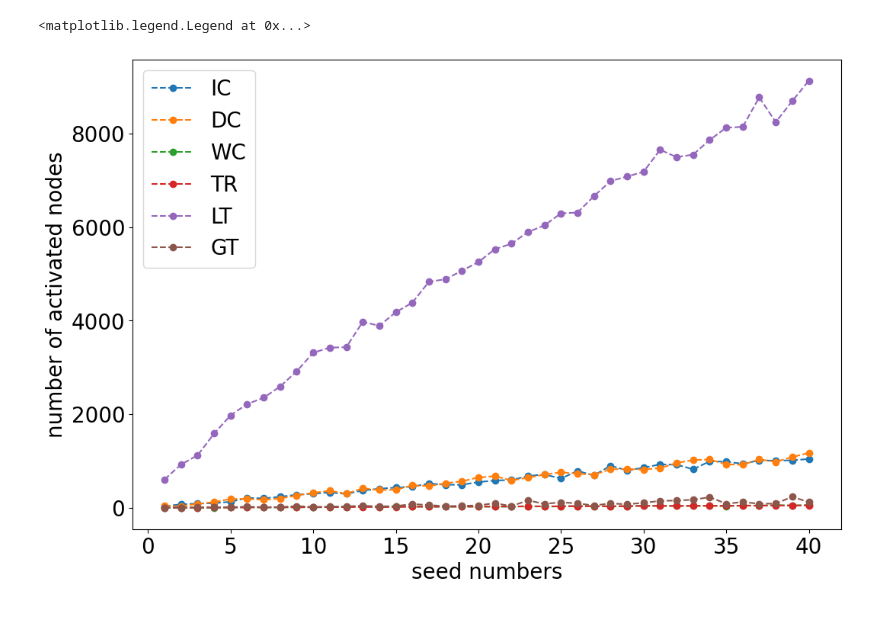
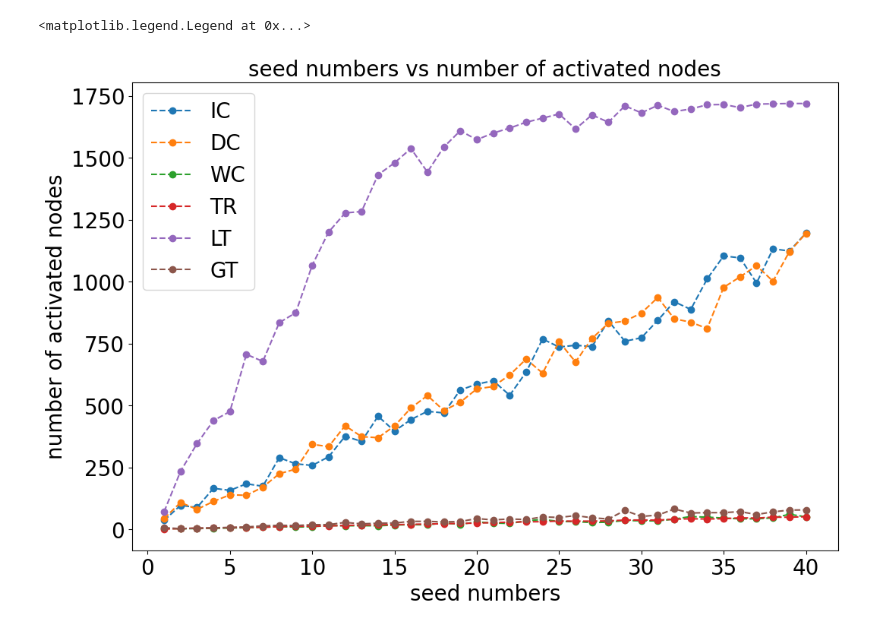
Before and after one commit to davidguzmanp/Influence-Maximization-in-Twitter-as-a-Social-Network-Graph, a Jupyter notebook: CompareModels.ipynb, the cells around one changed output. Cells and saved outputs as stored; diff of their text form; code cells hidden in the pictures.

```diff
--- a/CompareModels.ipynb
+++ b/CompareModels.ipynb
@@ -623,7 +51,7 @@ def compare_models(g, iter = 1000, max_num_seeds = 10):
         num_nodes_list.append(num_nodes)
     return np.array(times_list), np.array(steps_list), np.array(num_nodes_list)
 # %%
-times, steps, num_nodes = compare_models(G, 500, 40)
+times, steps, num_nodes = compare_models(G, 100, 40)
 # %%
 print(times)
 print(steps)
@@ -684,17 +113,18 @@ plt.legend(fontsize=20)
 # %%
 plt.figure(figsize=(12,8))
 plt.plot(np.arange(1, len(num_nodes[:, 0])+1), num_nodes[:,0], 'o--', label='IC')
 plt.plot(np.arange(1, len(num_nodes[:, 0])+1), num_nodes[:,1], 'o--', label='DC')
 plt.plot(np.arange(1, len(num_nodes[:, 0])+1), num_nodes[:,2], 'o--', label='WC')
 plt.plot(np.arange(1, len(num_nodes[:, 0])+1), num_nodes[:,3], 'o--', label='TR')
 plt.plot(np.arange(1, len(num_nodes[:, 0])+1), num_nodes[:,4], 'o--', label='LT')
 plt.plot(np.arange(1, len(num_nodes[:, 0])+1), num_nodes[:,5], 'o--', label='GT')
 
 plt.xticks(fontsize=20)
 plt.yticks(fontsize=20)
 plt.xlabel('seed numbers', fontsize=20)
 plt.ylabel('number of activated nodes', fontsize=20)
+plt.title('seed numbers vs number of activated nodes', fontsize=20)
 plt.legend(fontsize=20)
 # %% [output]
 <matplotlib.legend.Legend at 0x...>
-[figure, old version]
+[figure, new version]
```
Also changed, not shown: parts of 11 cells of this notebook, 1 other file.
